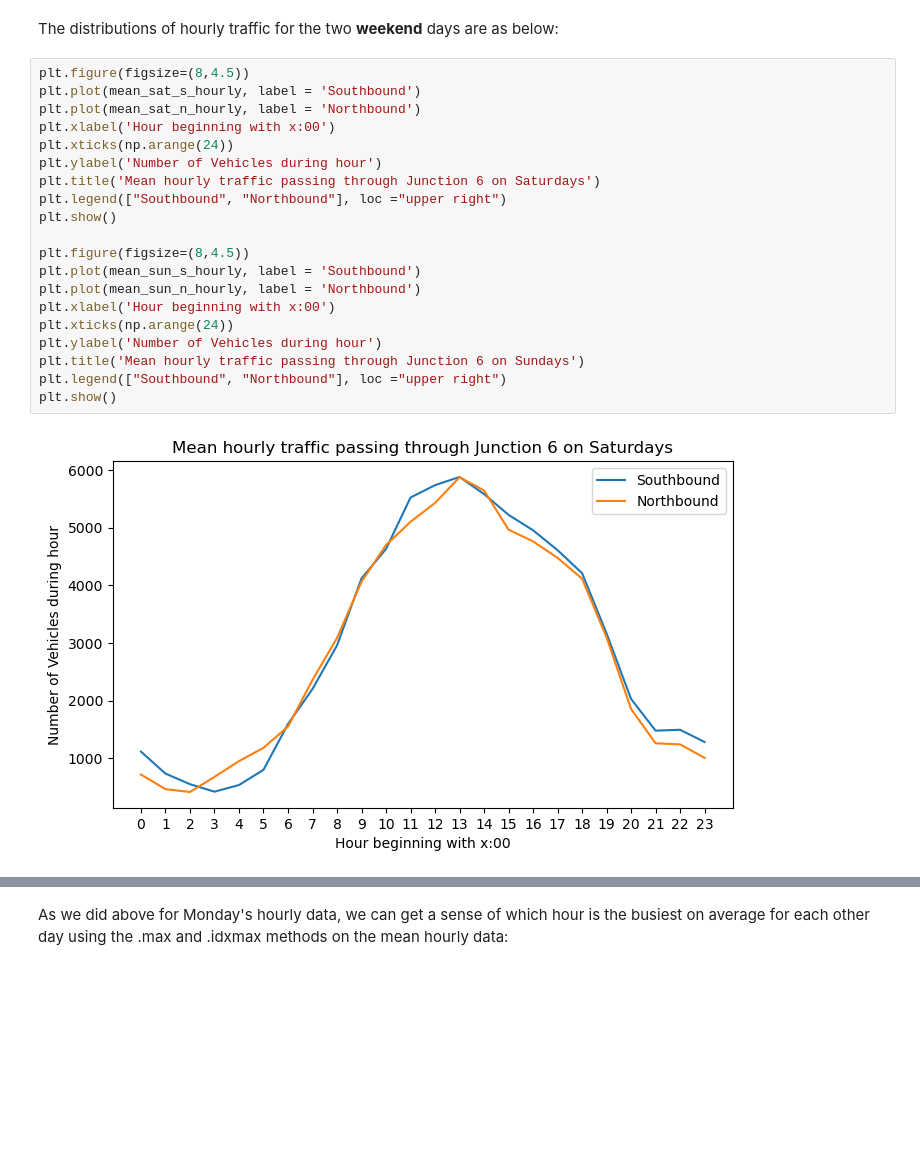
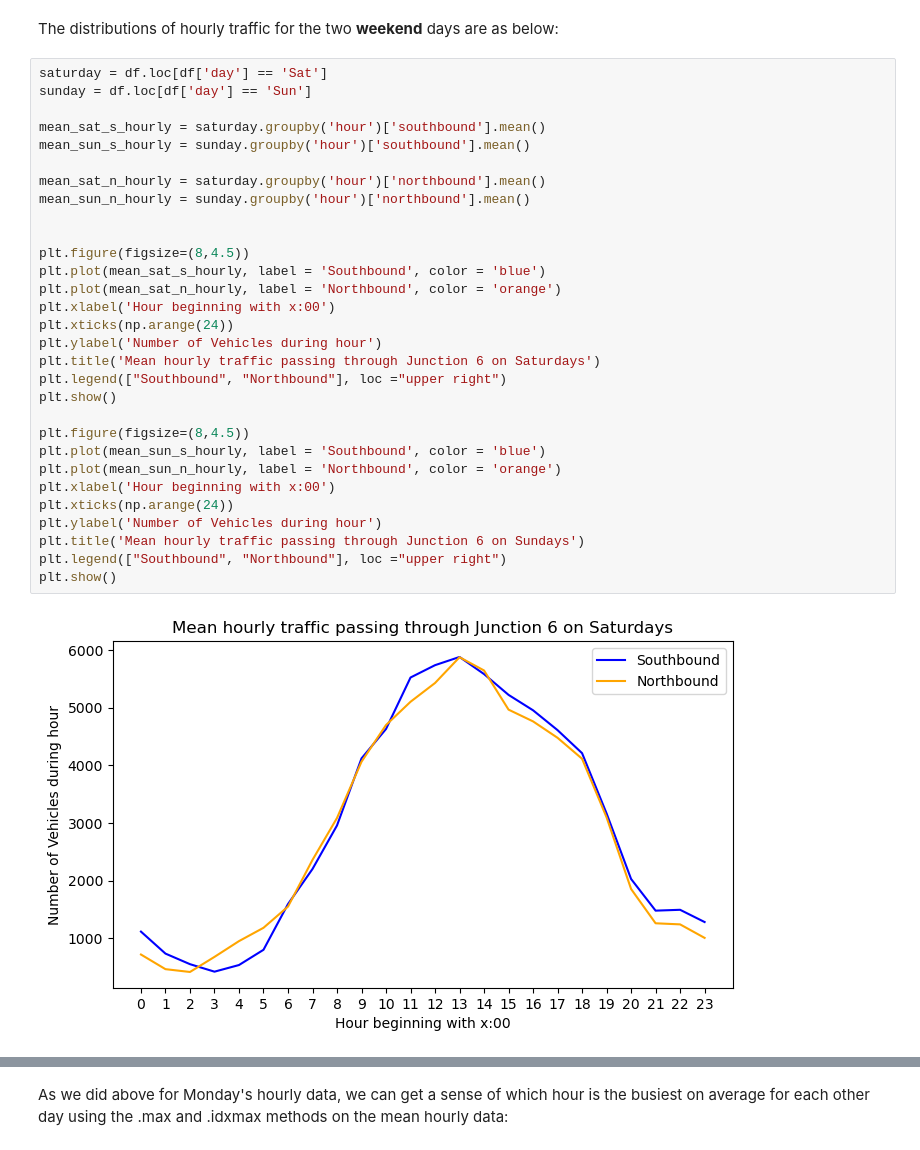
Before and after one commit to jmce22/pfda_project1, a Jupyter notebook: pfda_project1.ipynb, the cells around one changed output, grey strips where cells are left out. Cells and saved outputs as stored; diff of their text form; blank space fills up the shorter version.

```diff
--- a/pfda_project1.ipynb
+++ b/pfda_project1.ipynb
@@ -282,24 +279,34 @@ plt.show()
 # %% [markdown]
 The distributions of hourly traffic for the two **weekend** days are as below:
 # %%
+saturday = df.loc[df['day'] == 'Sat']
+sunday = df.loc[df['day'] == 'Sun']
+
+mean_sat_s_hourly = saturday.groupby('hour')['southbound'].mean()
+mean_sun_s_hourly = sunday.groupby('hour')['southbound'].mean()
+
+mean_sat_n_hourly = saturday.groupby('hour')['northbound'].mean()
+mean_sun_n_hourly = sunday.groupby('hour')['northbound'].mean()
+
+
 plt.figure(figsize=(8,4.5))
-plt.plot(mean_sat_s_hourly, label = 'Southbound')
-plt.plot(mean_sat_n_hourly, label = 'Northbound')
+plt.plot(mean_sat_s_hourly, label = 'Southbound', color = 'blue')
+plt.plot(mean_sat_n_hourly, label = 'Northbound', color = 'orange')
 plt.xlabel('Hour beginning with x:00')
 plt.xticks(np.arange(24))
 plt.ylabel('Number of Vehicles during hour')
 plt.title('Mean hourly traffic passing through Junction 6 on Saturdays')
 plt.legend(["Southbound", "Northbound"], loc ="upper right")
 plt.show()
 
 plt.figure(figsize=(8,4.5))
-plt.plot(mean_sun_s_hourly, label = 'Southbound')
-plt.plot(mean_sun_n_hourly, label = 'Northbound')
+plt.plot(mean_sun_s_hourly, label = 'Southbound', color = 'blue')
+plt.plot(mean_sun_n_hourly, label = 'Northbound', color = 'orange')
 plt.xlabel('Hour beginning with x:00')
 plt.xticks(np.arange(24))
 plt.ylabel('Number of Vehicles during hour')
 plt.title('Mean hourly traffic passing through Junction 6 on Sundays')
 plt.legend(["Southbound", "Northbound"], loc ="upper right")
 plt.show()
 # %% [output]
-[figure, old version]
+[figure, new version]
```
Also changed, not shown: parts of 37 cells of this notebook.
